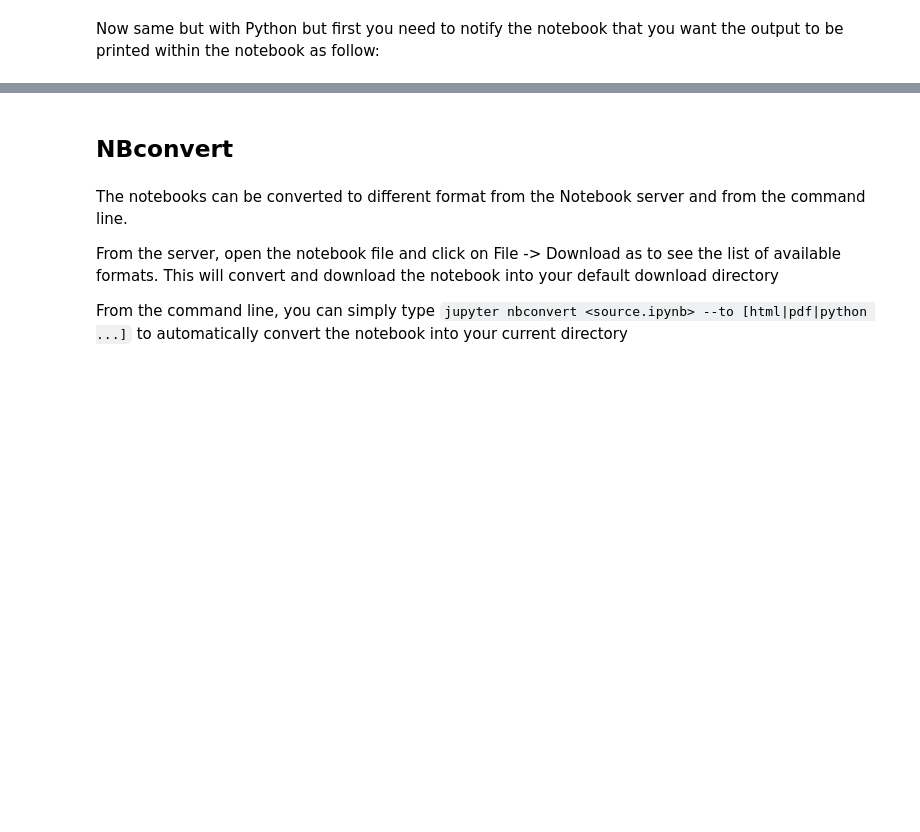
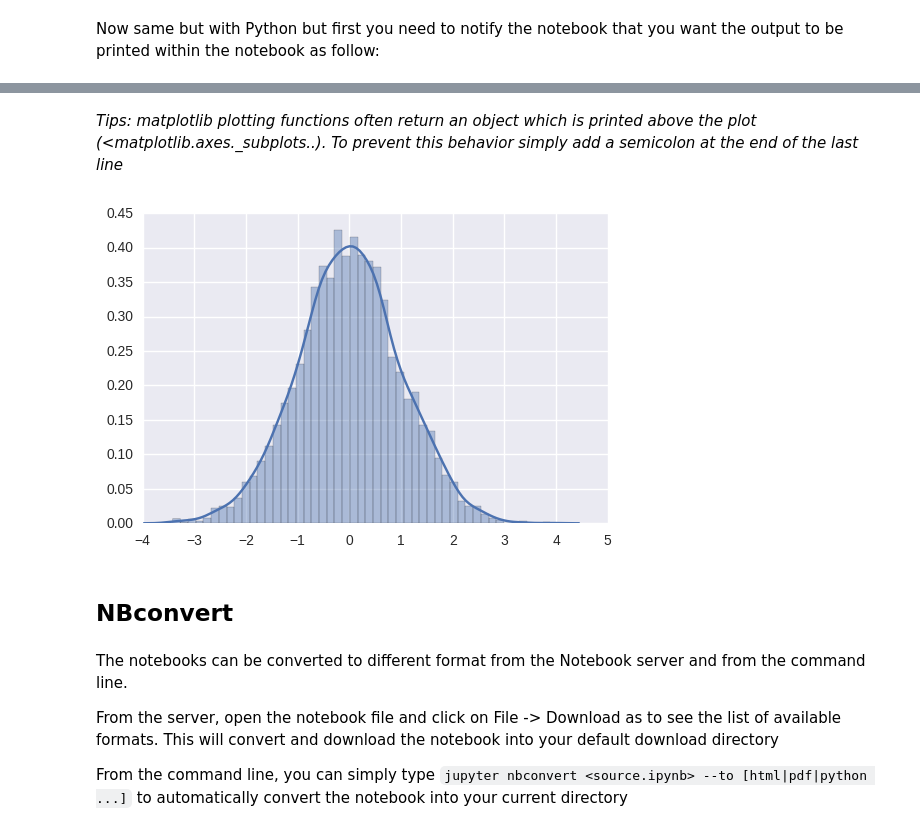
Before and after one commit to mmendez12/2017-01-20_mbp, a Jupyter notebook: MBP presentation.ipynb, the cells around one changed output, grey strips where cells are left out. Saved outputs shown, nothing was run; the diff lists cells and outputs as text; code cells hidden in the pictures; blank space fills up the shorter version.

```diff
--- a/MBP presentation.ipynb
+++ b/MBP presentation.ipynb
@@ -305,3 +306,9 @@ sns.distplot(df)
+# %% [markdown]
+*Tips: matplotlib plotting functions often return an object which is printed above the plot (<matplotlib.axes._subplots..). To prevent this behavior simply add a semicolon at the end of the last line*
+# %%
+sns.distplot(df);
+# %% [output]
+[figure, added]
 # %% [markdown]
 ## NBconvert
 # %% [markdown]
```
Also changed, not shown: parts of 9 cells of this notebook.
